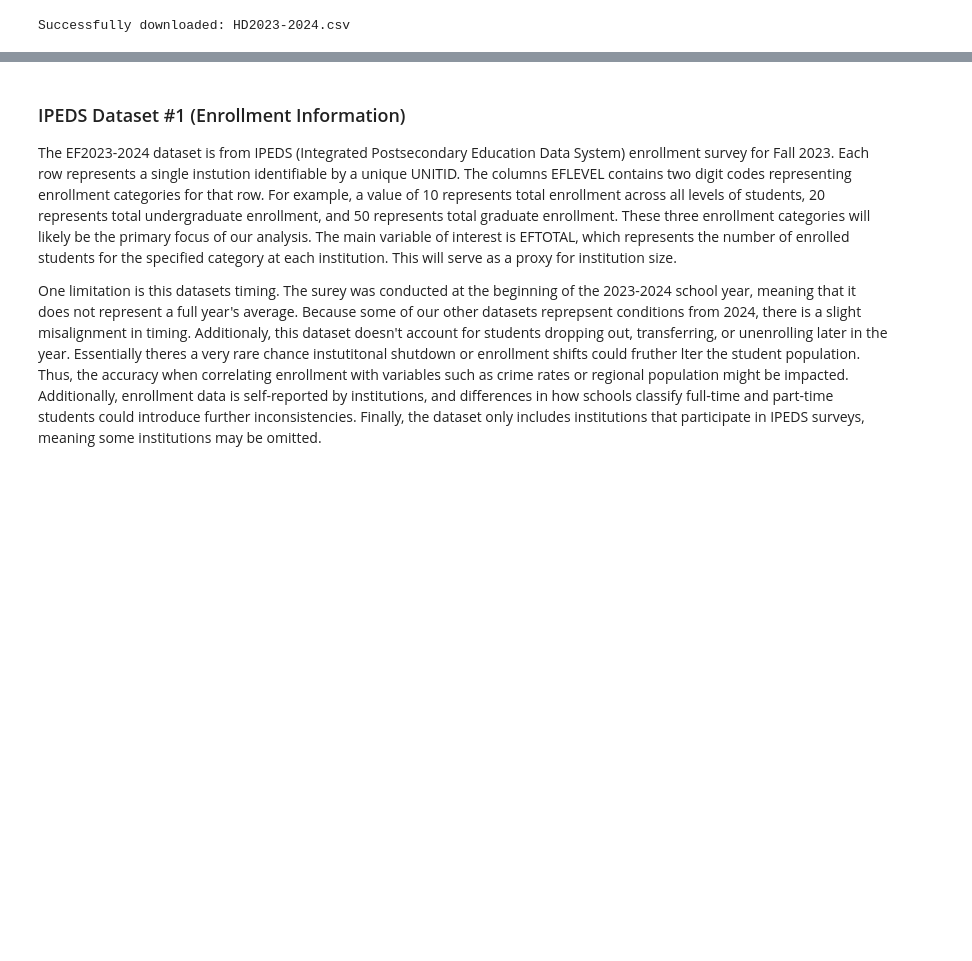
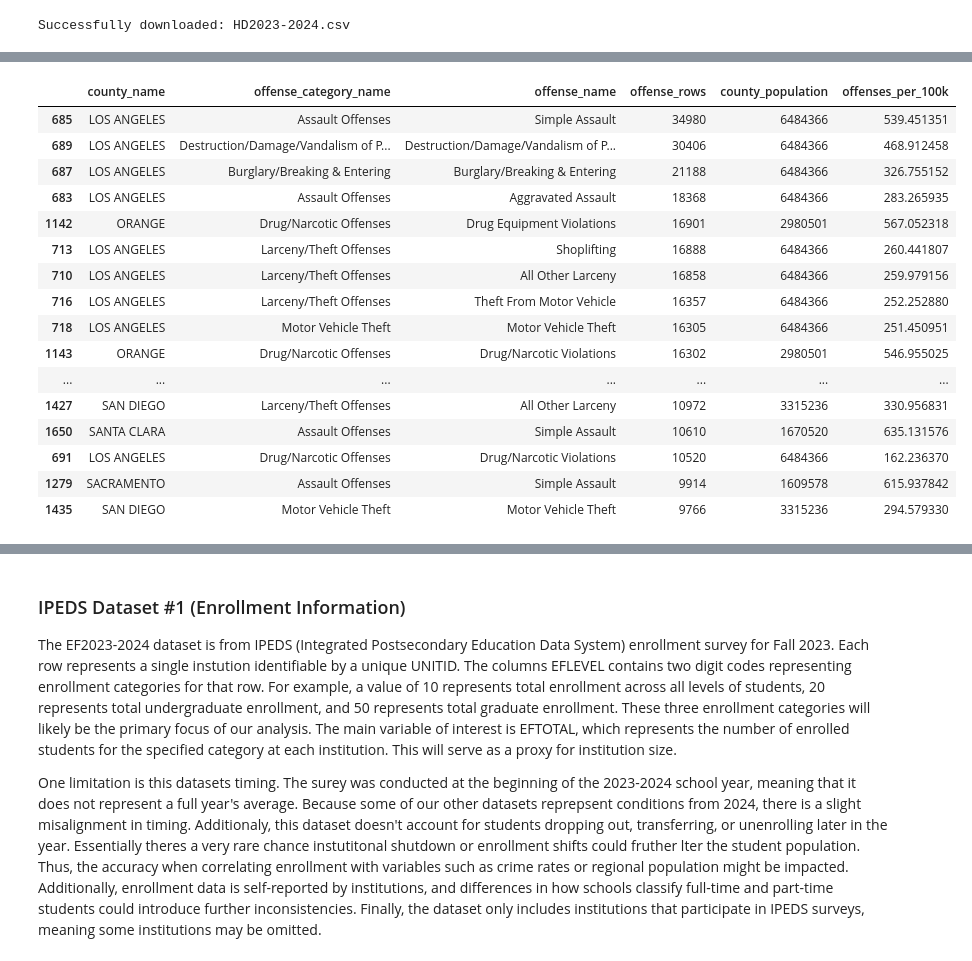
Before and after one commit to COGS108/Group045_WI26, a Jupyter notebook: 01-DataCheckpoint.ipynb, the cells around one changed output, grey strips where cells are left out. Saved outputs shown, nothing was run; the diff lists cells and outputs as text; code cells hidden in the pictures; blank space fills up the shorter version.

Commit message:
FBI data wrangled

```diff
--- a/01-DataCheckpoint.ipynb
+++ b/01-DataCheckpoint.ipynb
@@ -165,0 +176,71 @@ Instructions:
+# %%
+# YOUR CODE TO LOAD/CLEAN/TIDY/WRANGLE THE DATA GOES HERE
+import pandas as pd
+import os
+
+DATA_DIR = "CA-2024"
+OUT_DIR = "data/02-processed"
+os.makedirs(OUT_DIR, exist_ok=True)
+
+ag  = pd.read_csv(f"{DATA_DIR}/agencies.csv", encoding="latin1", low_memory=False)
+off = pd.read_csv(f"{DATA_DIR}/NIBRS_OFFENSE.csv", low_memory=False)
+ot  = pd.read_csv(f"{DATA_DIR}/NIBRS_OFFENSE_TYPE.csv", low_memory=False)
+inc = pd.read_csv(f"{DATA_DIR}/NIBRS_incident.csv", low_memory=False)
+
+# filter to CA + 2024
+ag = ag[
+    (ag["data_year"] == 2024) &
+    (ag["state_postal_abbr"] == "CA") &
+    (ag["publishable_flag"] == "Y")
+]
+off = off[off["data_year"] == 2024]
+inc = inc[inc["data_year"] == 2024]
+
+# county population
+county_pop = (ag.groupby("county_name", as_index=False)["population"]
+                .sum()
+                .rename(columns={"population": "county_population"}))
+
+# incident -> agency -> county
+inc_ag = inc[["incident_id", "agency_id", "data_year"]].merge(
+    ag[["agency_id", "data_year", "county_name"]],
+    on=["agency_id", "data_year"],
+    how="inner"
+)
+
+# offense -> offense name/category -> county
+off_named = off.merge(
+    ot[["offense_code", "offense_name", "offense_category_name"]],
+    on="offense_code",
+    how="left"
+).merge(
+    inc_ag[["incident_id", "county_name"]],
+    on="incident_id",
+    how="inner"
+)
+
+# quick checks
+print("Rows:", off_named.shape[0], "Cols:", off_named.shape[1])
+display(off_named.head())
+
+missing = off_named.isna().mean().sort_values(ascending=False)
+display(missing.head(15))
+
+# counts + rates
+counts = (off_named.groupby(["county_name", "offense_category_name", "offense_name"], as_index=False)
+                  .size()
+                  .rename(columns={"size": "offense_rows"}))
+
+final = counts.merge(county_pop, on="county_name", how="left")
+final["offenses_per_100k"] = final["offense_rows"] / final["county_population"] * 100000
+
+display(final.sort_values("offense_rows", ascending=False).head(20))
+
+final.to_csv(f"{OUT_DIR}/ca2024_county_offense_rates.csv", index=False)
+county_pop.to_csv(f"{OUT_DIR}/ca2024_county_population.csv", index=False)
+
+print("Saved:",
+      f"{OUT_DIR}/ca2024_county_offense_rates.csv",
+      "and",
+      f"{OUT_DIR}/ca2024_county_population.csv")
+# %% [output]
@@ -165,0 +266,17 @@ Instructions:
+|  | county_name | offense_category_name | offense_name | offense_rows | county_population | offenses_per_100k |
+| 685 | LOS ANGELES | Assault Offenses | Simple Assault | 34980 | 6484366 | 539.451351 |
+| 689 | LOS ANGELES | Destruction/Damage/Vandalism of P... | Destruction/Damage/Vandalism of P... | 30406 | 6484366 | 468.912458 |
+| 687 | LOS ANGELES | Burglary/Breaking & Entering | Burglary/Breaking & Entering | 21188 | 6484366 | 326.755152 |
+| 683 | LOS ANGELES | Assault Offenses | Aggravated Assault | 18368 | 6484366 | 283.265935 |
+| 1142 | ORANGE | Drug/Narcotic Offenses | Drug Equipment Violations | 16901 | 2980501 | 567.052318 |
+| 713 | LOS ANGELES | Larceny/Theft Offenses | Shoplifting | 16888 | 6484366 | 260.441807 |
+| 710 | LOS ANGELES | Larceny/Theft Offenses | All Other Larceny | 16858 | 6484366 | 259.979156 |
+| 716 | LOS ANGELES | Larceny/Theft Offenses | Theft From Motor Vehicle | 16357 | 6484366 | 252.252880 |
+| 718 | LOS ANGELES | Motor Vehicle Theft | Motor Vehicle Theft | 16305 | 6484366 | 251.450951 |
+| 1143 | ORANGE | Drug/Narcotic Offenses | Drug/Narcotic Violations | 16302 | 2980501 | 546.955025 |
+| ... | ... | ... | ... | ... | ... | ... |
+| 1427 | SAN DIEGO | Larceny/Theft Offenses | All Other Larceny | 10972 | 3315236 | 330.956831 |
+| 1650 | SANTA CLARA | Assault Offenses | Simple Assault | 10610 | 1670520 | 635.131576 |
+| 691 | LOS ANGELES | Drug/Narcotic Offenses | Drug/Narcotic Violations | 10520 | 6484366 | 162.236370 |
+| 1279 | SACRAMENTO | Assault Offenses | Simple Assault | 9914 | 1609578 | 615.937842 |
+| 1435 | SAN DIEGO | Motor Vehicle Theft | Motor Vehicle Theft | 9766 | 3315236 | 294.579330 |
```
Also changed, not shown: parts of 5 cells of this notebook.
